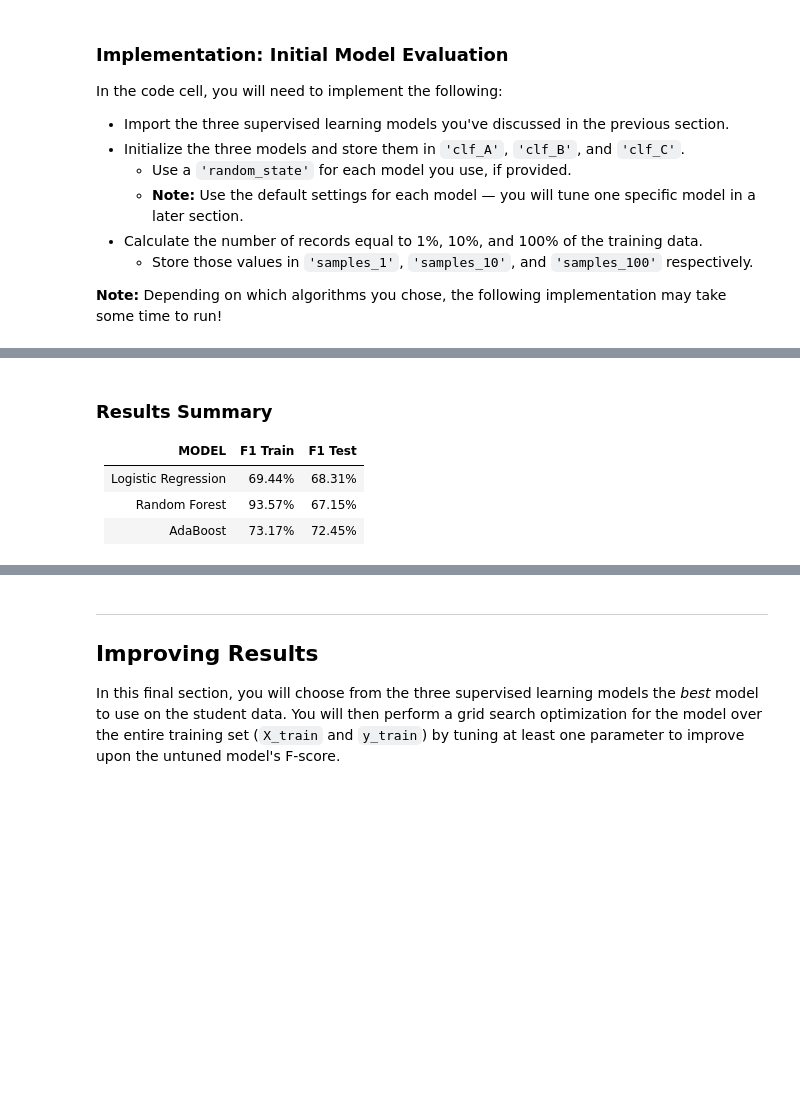
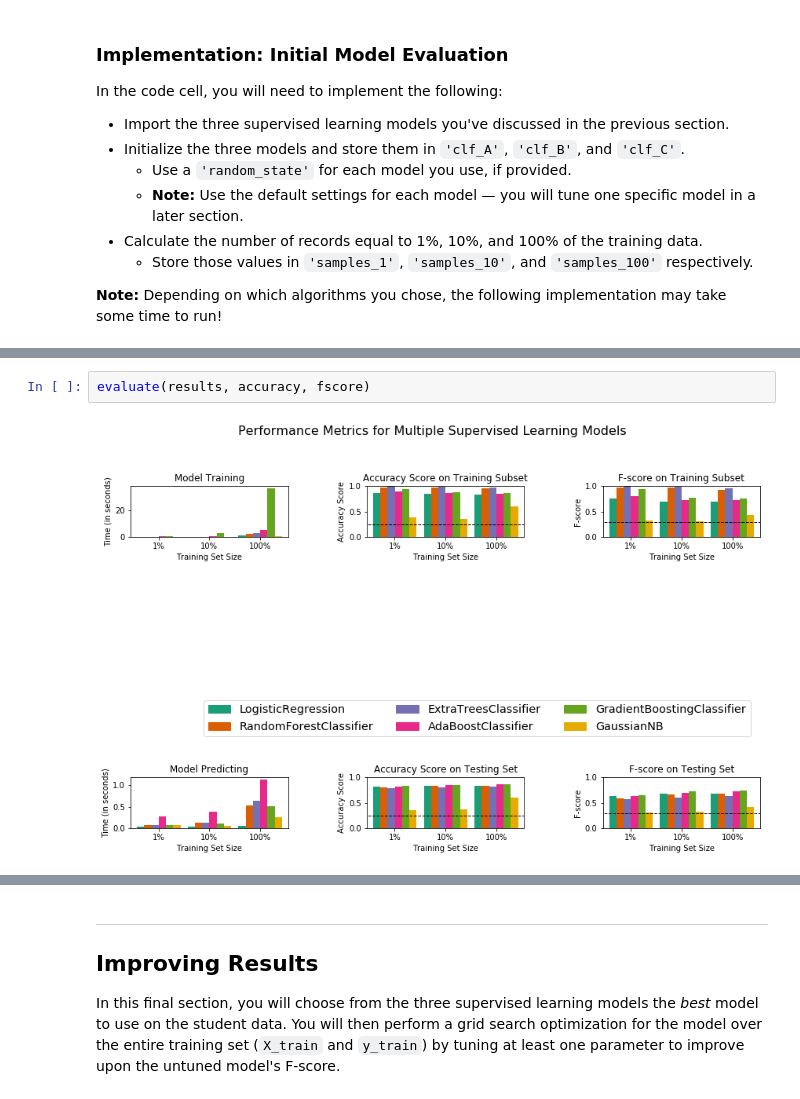
Before and after one commit to marcellovictorino/MLIND_Project1_SupervisedLearning, a Jupyter notebook: finding_donors.ipynb, the cells around one changed output, grey strips where cells are left out. Saved outputs shown, nothing was run; the diff lists cells and outputs as text; blank space fills up the shorter version.

```diff
--- a/finding_donors.ipynb
+++ b/finding_donors.ipynb
@@ -502,8 +589,4 @@ TypeError: 'ListedColormap' object does not support indexing
-# %% [markdown]
-### Results Summary
-
-| MODEL | F1 Train | F1 Test |
-| :--- | :---: | :---: |
-| Logistic Regression | 69.44% | 68.31% |
-| Random Forest | 93.57% | 67.15% |
-| AdaBoost | 73.17% | 72.45% |
+# %%
+evaluate(results, accuracy, fscore)
+# %% [output]
+[figure, added]
```
Also changed, not shown: parts of 14 cells of this notebook.
